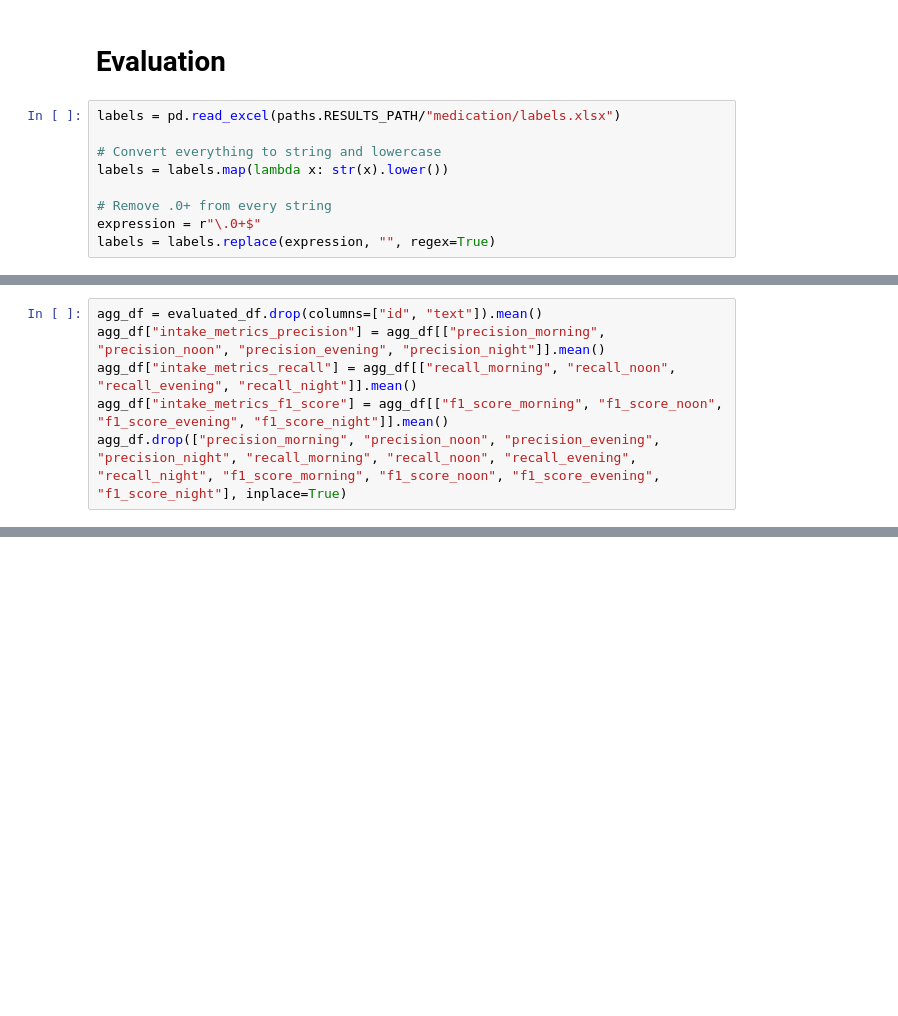
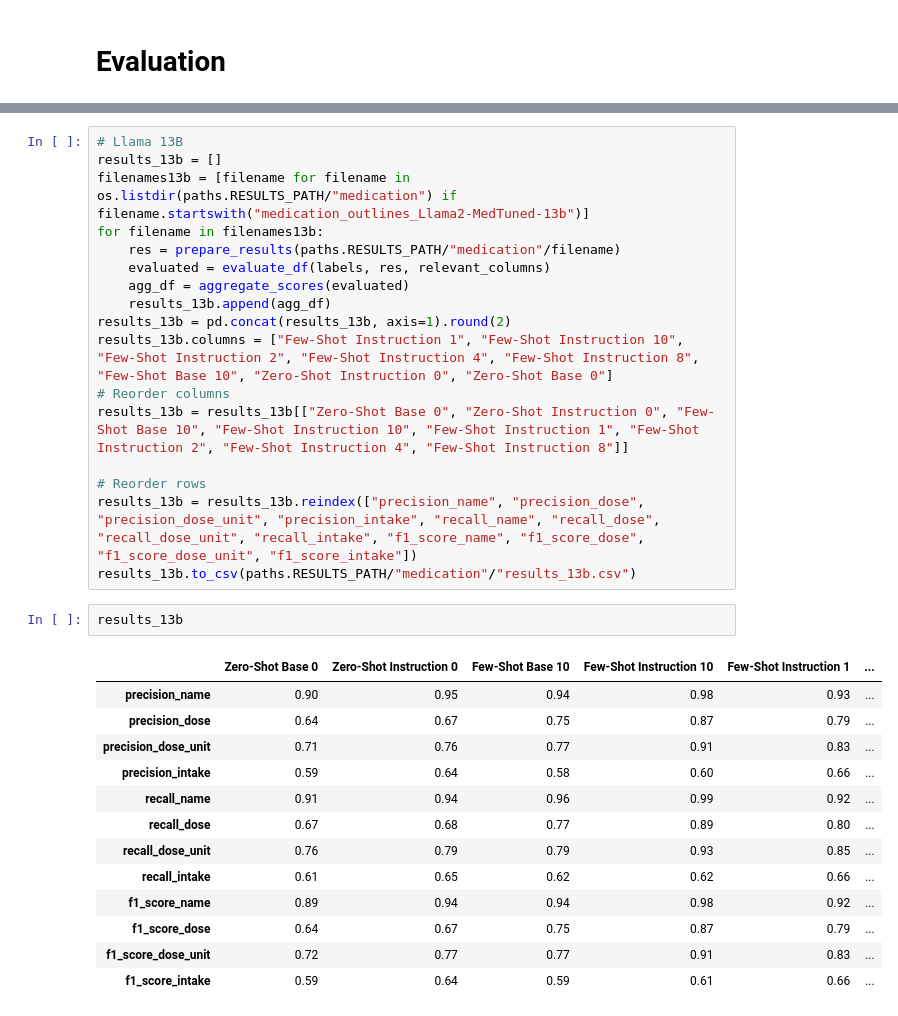
Before and after one commit to maregli/inf-extr, a Jupyter notebook: notebooks/medication/evaluation-medication-prompt.ipynb, the cells around one changed output, grey strips where cells are left out. Drawn from its saved outputs; the diff is of its cells as text; blank space fills up the shorter version.

```diff
--- a/notebooks/medication/evaluation-medication-prompt.ipynb
+++ b/notebooks/medication/evaluation-medication-prompt.ipynb
@@ -90,12 +97,3 @@ Stuff it doesn't catch
 - Example 87 for a hard case (with no medication implicit), could probably be alleviated with correct example
 # %% [markdown]
 # Evaluation
-# %%
-labels = pd.read_excel(paths.RESULTS_PATH/"medication/labels.xlsx")
-
-# Convert everything to string and lowercase
-labels = labels.map(lambda x: str(x).lower())
-
-# Remove .0+ from every string
-expression = r"\.0+$"
-labels = labels.replace(expression, "", regex=True)
@@ -181,6 +236,0 @@ evaluated_df = pd.DataFrame(evaluated)
-# %%
-agg_df = evaluated_df.drop(columns=["id", "text"]).mean()
-agg_df["intake_metrics_precision"] = agg_df[["precision_morning", "precision_noon", "precision_evening", "precision_night"]].mean()
-agg_df["intake_metrics_recall"] = agg_df[["recall_morning", "recall_noon", "recall_evening", "recall_night"]].mean()
-agg_df["intake_metrics_f1_score"] = agg_df[["f1_score_morning", "f1_score_noon", "f1_score_evening", "f1_score_night"]].mean()
-agg_df.drop(["precision_morning", "precision_noon", "precision_evening", "precision_night", "recall_morning", "recall_noon", "recall_evening", "recall_night", "f1_score_morning", "f1_score_noon", "f1_score_evening", "f1_score_night"], inplace=True)
@@ -229,0 +253,33 @@ dtype: float64
+# %%
+# Llama 13B
+results_13b = []
+filenames13b = [filename for filename in os.listdir(paths.RESULTS_PATH/"medication") if filename.startswith("medication_outlines_Llama2-MedTuned-13b")]
+for filename in filenames13b:
+    res = prepare_results(paths.RESULTS_PATH/"medication"/filename)
+    evaluated = evaluate_df(labels, res, relevant_columns)
+    agg_df = aggregate_scores(evaluated)
+    results_13b.append(agg_df)
+results_13b = pd.concat(results_13b, axis=1).round(2)
+results_13b.columns = ["Few-Shot Instruction 1", "Few-Shot Instruction 10", "Few-Shot Instruction 2", "Few-Shot Instruction 4", "Few-Shot Instruction 8", "Few-Shot Base 10", "Zero-Shot Instruction 0", "Zero-Shot Base 0"]
+# Reorder columns
+results_13b = results_13b[["Zero-Shot Base 0", "Zero-Shot Instruction 0", "Few-Shot Base 10", "Few-Shot Instruction 10", "Few-Shot Instruction 1", "Few-Shot Instruction 2", "Few-Shot Instruction 4", "Few-Shot Instruction 8"]]
+
+# Reorder rows
+results_13b = results_13b.reindex(["precision_name", "precision_dose", "precision_dose_unit", "precision_intake", "recall_name", "recall_dose", "recall_dose_unit", "recall_intake", "f1_score_name", "f1_score_dose", "f1_score_dose_unit", "f1_score_intake"])
+results_13b.to_csv(paths.RESULTS_PATH/"medication"/"results_13b.csv")
+# %%
+results_13b
+# %% [output]
+|  | Zero-Shot Base 0 | Zero-Shot Instruction 0 | Few-Shot Base 10 | Few-Shot Instruction 10 | Few-Shot Instruction 1 | ... |
+| precision_name | 0.90 | 0.95 | 0.94 | 0.98 | 0.93 | ... |
+| precision_dose | 0.64 | 0.67 | 0.75 | 0.87 | 0.79 | ... |
+| precision_dose_unit | 0.71 | 0.76 | 0.77 | 0.91 | 0.83 | ... |
+| precision_intake | 0.59 | 0.64 | 0.58 | 0.60 | 0.66 | ... |
+| recall_name | 0.91 | 0.94 | 0.96 | 0.99 | 0.92 | ... |
+| recall_dose | 0.67 | 0.68 | 0.77 | 0.89 | 0.80 | ... |
+| recall_dose_unit | 0.76 | 0.79 | 0.79 | 0.93 | 0.85 | ... |
+| recall_intake | 0.61 | 0.65 | 0.62 | 0.62 | 0.66 | ... |
+| f1_score_name | 0.89 | 0.94 | 0.94 | 0.98 | 0.92 | ... |
+| f1_score_dose | 0.64 | 0.67 | 0.75 | 0.87 | 0.79 | ... |
+| f1_score_dose_unit | 0.72 | 0.77 | 0.77 | 0.91 | 0.83 | ... |
+| f1_score_intake | 0.59 | 0.64 | 0.59 | 0.61 | 0.66 | ... |
```
Also changed, not shown: parts of 29 cells of this notebook.
